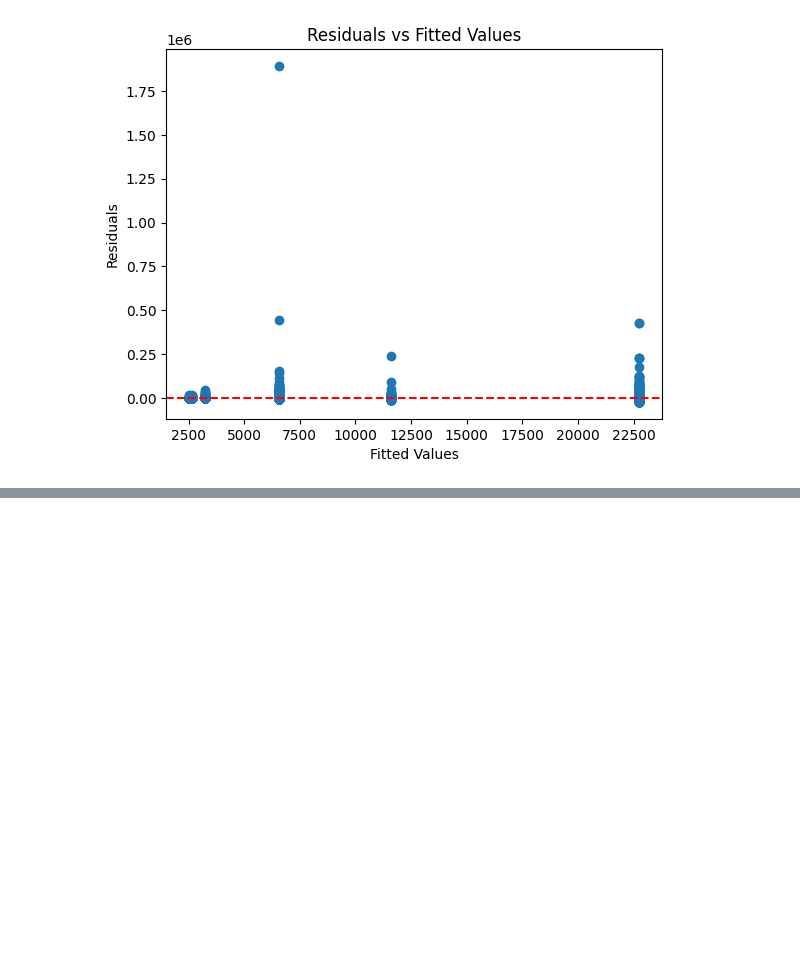
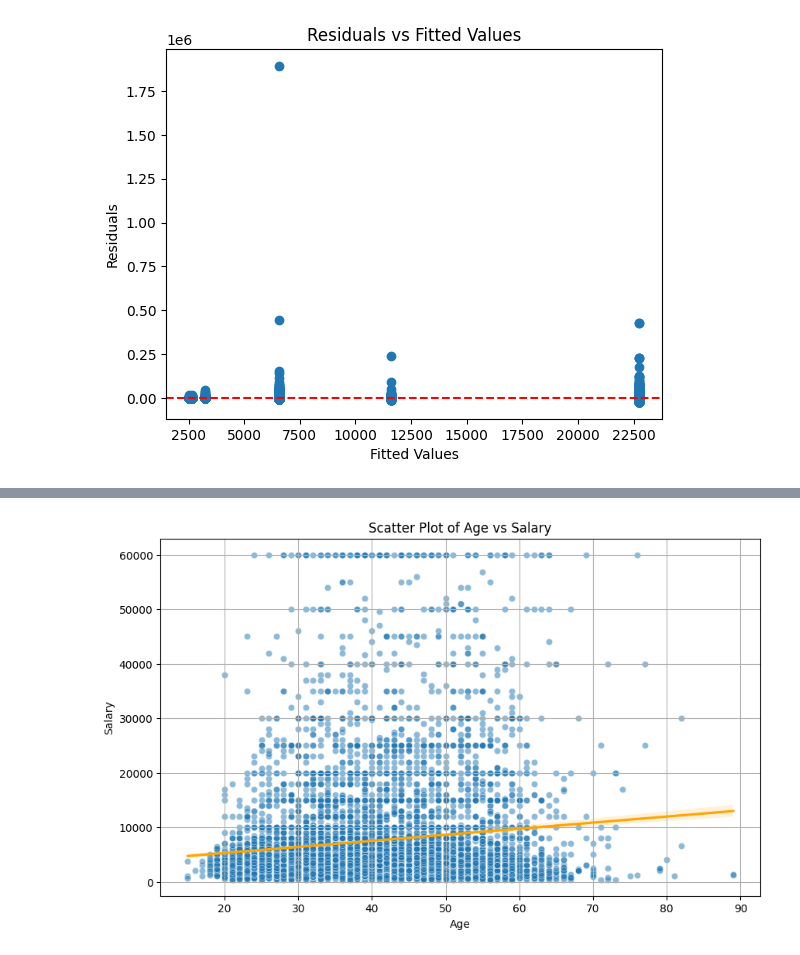
Before and after one commit to CiaranOtter/temp_proj_2, a Jupyter notebook: project2.ipynb, the cells around one changed output, grey strips where cells are left out. Drawn from its saved outputs; the diff is of its cells as text; code cells hidden in the pictures; blank space fills up the shorter version.

```diff
--- a/project2.ipynb
+++ b/project2.ipynb
@@ -922,0 +527,7 @@ plt.show()
+# %%
+lower_bound = income_data['lab_salary'].quantile(0.01)
+upper_bound = income_data['lab_salary'].quantile(0.99)
+
+income_data['lab_salary'] = np.where(income_data['lab_salary'] < lower_bound, lower_bound,
+                                  np.where(income_data['lab_salary'] > upper_bound, upper_bound,
+                                           income_data['lab_salary']))
@@ -922,0 +628,11 @@ plt.show()
+# %%
+plt.figure(figsize=(10, 6))
+sns.scatterplot(data=income_data, x='age', y='lab_salary', alpha=0.5)
+sns.regplot(data=income_data, x='age', y='lab_salary', scatter=False, color='orange')
+plt.title('Scatter Plot of Age vs Salary')
+plt.xlabel('Age')
+plt.ylabel('Salary')
+plt.grid(True)
+plt.show()
+# %% [output]
+[figure, added]
```
Also changed, not shown: parts of 60 cells of this notebook, 4 other files.
